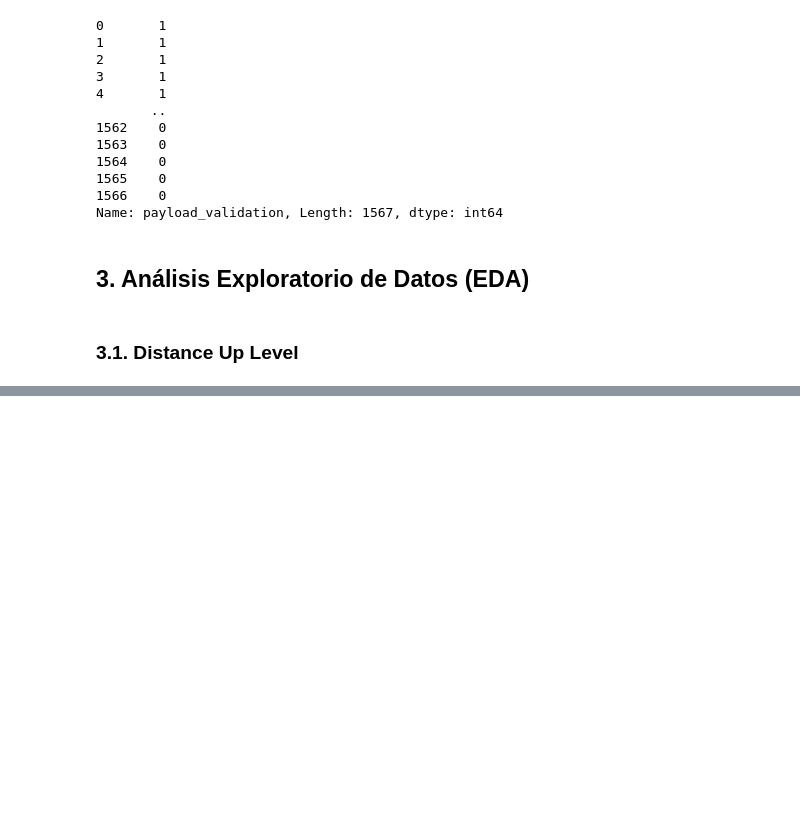
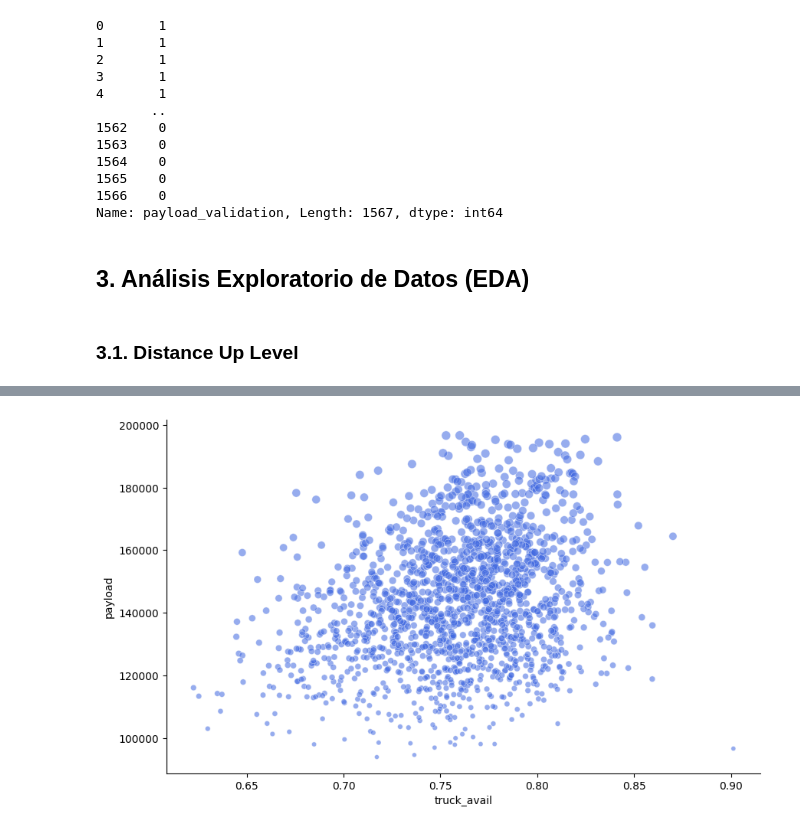
Before and after one commit to ecdiazl/capstone-project, a Jupyter notebook: ADABoost/Capstone - Prescripción.ipynb, the cells around one changed output, grey strips where cells are left out. Cells and saved outputs as stored; diff of their text form; code cells hidden in the pictures; blank space fills up the shorter version.

```diff
--- a/ADABoost/Capstone - Prescripción.ipynb
+++ b/ADABoost/Capstone - Prescripción.ipynb
@@ -105,0 +154,26 @@ sns.displot(data=df_selected, x='distance_up_level', hue='payload_validation', k
+# %%
+# relación entre distance_up_level y payload
+plt.figure(figsize=(10, 6))
+
+# definimos una paleta de colores
+custom_palette = {0: 'slategray', 1: 'tomato'}
+
+sns.scatterplot(x='truck_avail',
+                y='payload',
+                data=df_selected,
+                #hue='payload_validation',
+                #style='payload_validation',
+                size='payload',
+                markers=['o', 'h'],
+                legend= False,
+                alpha=0.55,
+                #linewidth=0.3,
+                #edgecolor='darkgrey',
+                #palette = custom_palette,
+                color='royalblue'
+                )
+
+# mejoramos la visualización
+sns.despine()
+# %% [output]
+[figure, added]
```
Also changed, not shown: parts of 12 cells of this notebook.
